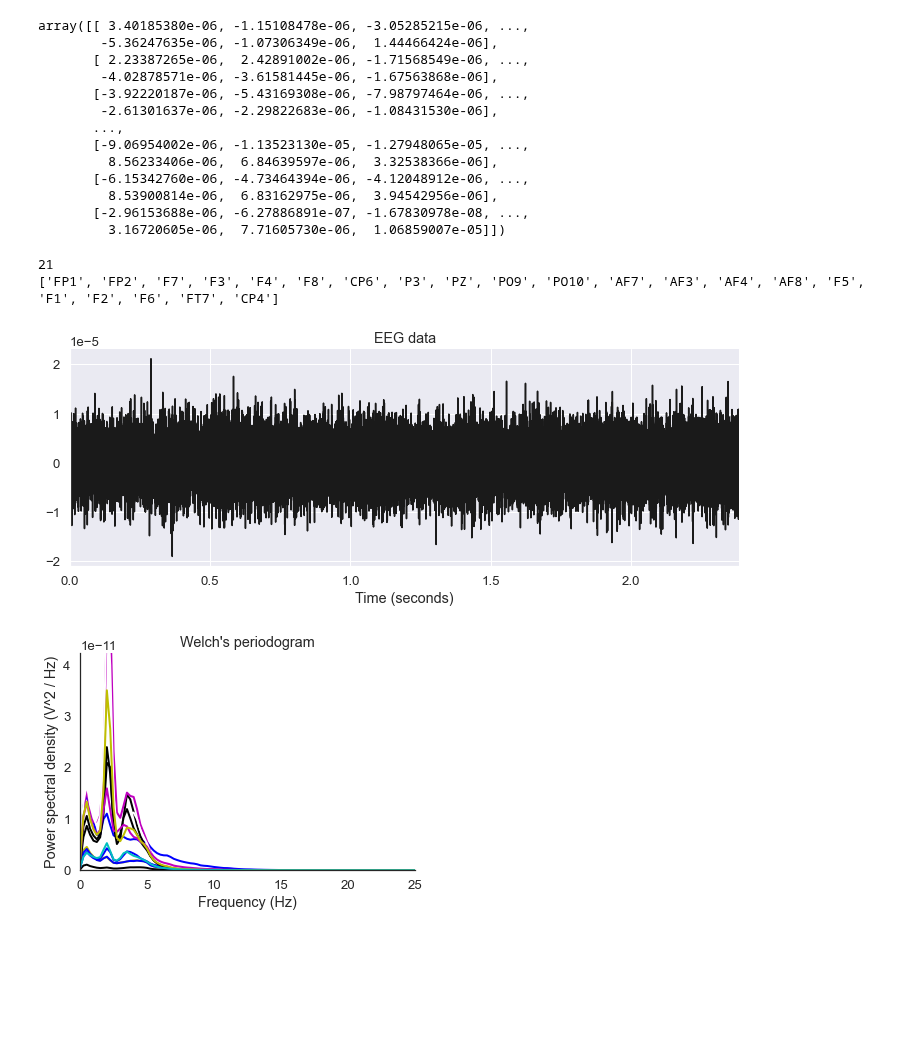
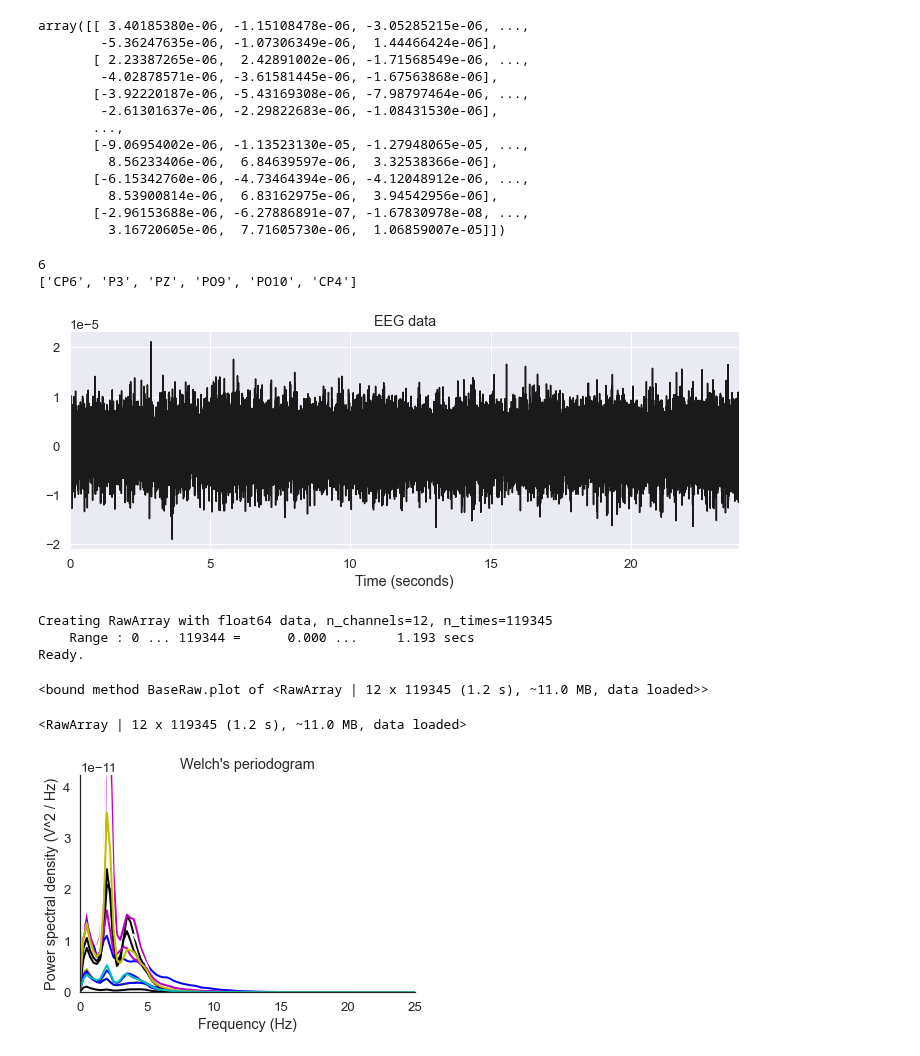
Before and after one commit to LaiaNO/EEG, a Jupyter notebook: 27_10_2020_EEG.ipynb, the cells around one changed output. Drawn from its saved outputs; the diff is of its cells as text; code cells hidden in the pictures; blank space fills up the shorter version.

```diff
--- a/27_10_2020_EEG.ipynb
+++ b/27_10_2020_EEG.ipynb
@@ -142,40 +141,60 @@ for i in groups:
     mean_array = np.array(mean_group)
     groups_date_finale.append(mean_array)
 groups_date_final = np.array(groups_date_finale)
-# %%
-GROUPPP=["FC2", "FC4", "FC6", "C2", "C4", "C6", "CPZ", "Pz", "POZ", "OZ", "IZ", "FT8", "T8", "TP8", "P2", "P4", "P6", "P8", "CP2", "PC4", "PC6", "PO4", "PO8", "O2", "PO7", "PO3", "O1", "CP5", "CP3", "CP1", "P7", "P5", "P4", "P1", "FC5", "FC3", "FC1", "C5", "C3", "C1", "Fp2", "AFZ", "FZ", "FCZ", "CZ"]
-# CHANELS NOT IN THE IMAGE:
-notingroup=[]
-NUMER_ITEMS_NOR=0
-for i in upperchanels:
-    if i not in GROUPPP:
-        notingroup.append(i)
-        NUMER_ITEMS_NOR=NUMER_ITEMS_NOR+1
-print(NUMER_ITEMS_NOR)
-print(notingroup)
-# %% [output]
-21
-['FP1', 'FP2', 'F7', 'F3', 'F4', 'F8', 'CP6', 'P3', 'PZ', 'PO9', 'PO10', 'AF7', 'AF3', 'AF4', 'AF8', 'F5', 'F1', 'F2', 'F6', 'FT7', 'CP4']
+# %%
+GROUPPP = ["Fp2", "AFZ", "FZ", "FCZ", "CZ", "F7", "F5", "F3", "F1", "AF7", "AF3", "FP1", "FP2", "AF4", "AF8", "F2", "F4", "F6", "F8", "FT7", "T7", "TP7", "FC5", "FC3", "FC1", "C5", "C3", "C1", "CP5", "CP3", "CP1", "P7", "P5", "P4", "P1", "PO7", "PO3", "O1", "PO4", "PO8", "O2", "P2", "P4", "P6", "P8", "CP2", "PC4", "PC6", "FT8", "T8", "TP8", "CPZ", "Pz", "POZ", "OZ", "IZ", "FC2", "FC4", "FC6", "C2", "C4", "C6"]
+# CHANELS NOT IN THE IMAGE:
+notingroup=[]
+NUMER_ITEMS_NOR=0
+for i in upperchanels:
+    if i not in GROUPPP:
+        notingroup.append(i)
+        NUMER_ITEMS_NOR=NUMER_ITEMS_NOR+1
+print(NUMER_ITEMS_NOR)
+print(notingroup)
+# %% [output]
+6
+['CP6', 'P3', 'PZ', 'PO9', 'PO10', 'CP4']
 # %%
 import matplotlib.pyplot as plt
 import seaborn as sns
 sns.set(font_scale=1.2)
-data = groups_date_final[1]
+dataex = groups_date_final[1]
 # Define sampling frequency and time vector
-sf = 50000.
-time = np.arange(data.size) / sf
+sf = 5000.
+time = np.arange(dataex.size) / sf
 
 # Plot the signal
 fig, ax = plt.subplots(1, 1, figsize=(12, 4))
 
-plt.plot(time, data, lw=1.5, color='k')
+plt.plot(time, dataex, lw=1.5, color='k')
 
 plt.xlabel('Time (seconds)')
 plt.xlim([time.min(), time.max()])
 plt.title('EEG data')
 sns.despine()
 # %% [output]
-[figure, old version]
+[figure, new version]
+# %%
+#RETRANSFORM TO MNE
+
+titlegrup = ["ch1","ch2","ch3","ch4","ch5","ch6","ch7","ch8","ch9","ch10","ch11","ch12"]
+ch_names = titlegrup
+sfreq = 100000
+info = mne.create_info(ch_names=ch_names, sfreq=sfreq)
+
+raw = mne.io.RawArray(groups_date_final, info)
+
+raw.plot
+# %% [output]
+Creating RawArray with float64 data, n_channels=12, n_times=119345
+    Range : 0 ... 119344 =      0.000 ...     1.193 secs
+Ready.
+<bound method BaseRaw.plot of <RawArray | 12 x 119345 (1.2 s), ~11.0 MB, data loaded>>
+# %%
+raw
+# %% [output]
+<RawArray | 12 x 119345 (1.2 s), ~11.0 MB, data loaded>
 # %%
 from scipy import signal
 import matplotlib.colors as mcolors
```
Also changed, not shown: parts of 2 cells of this notebook.
